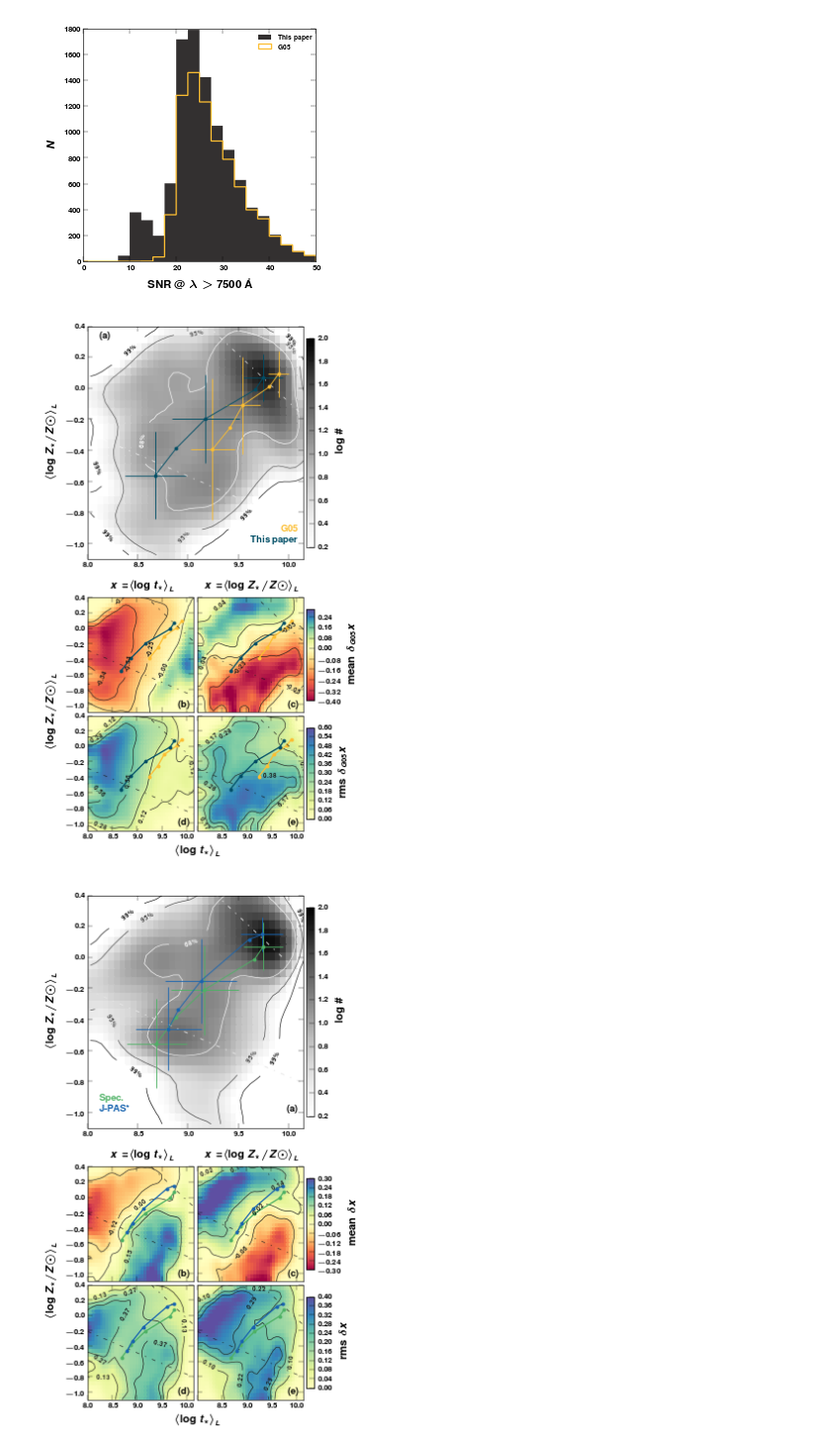
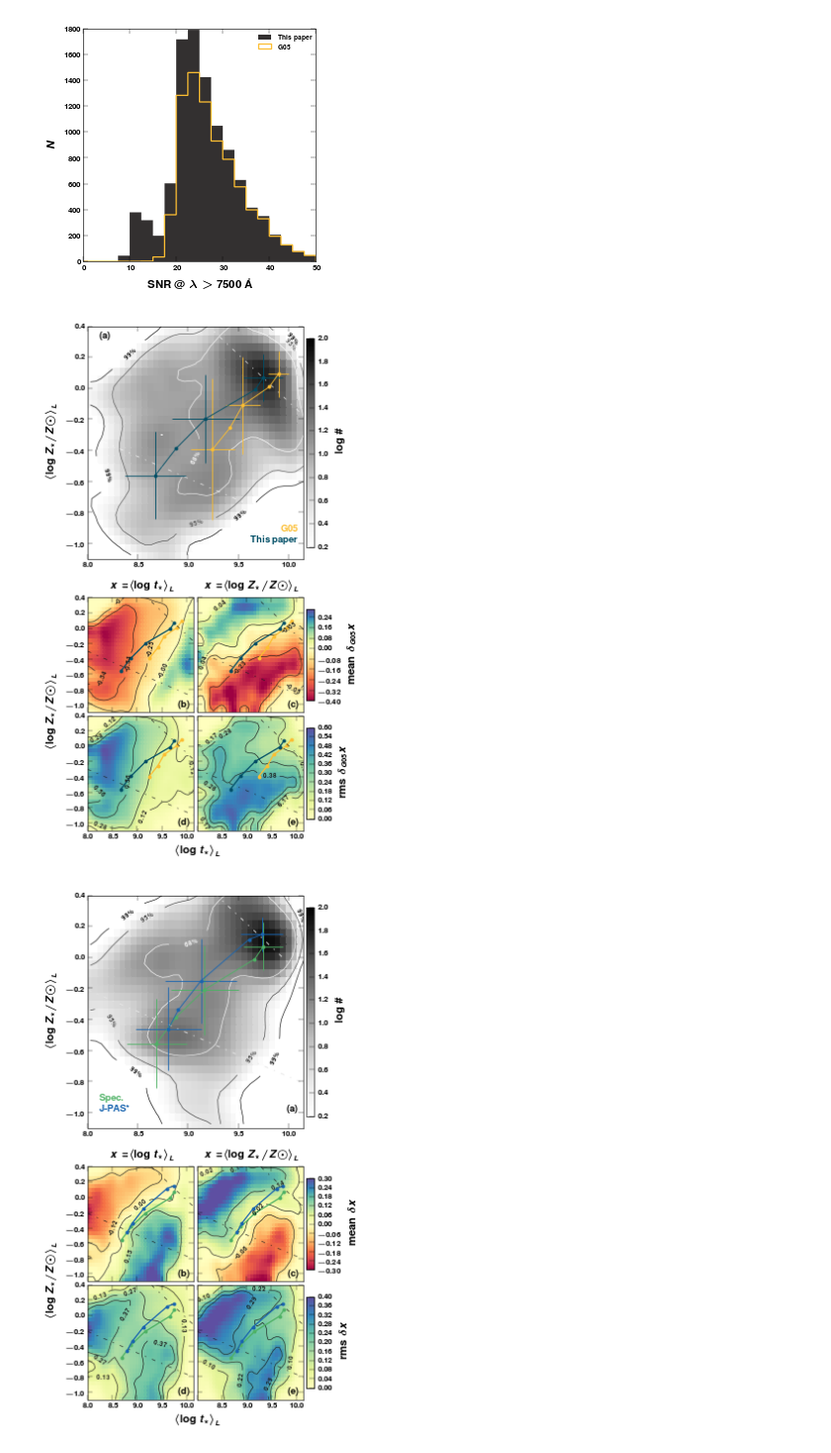
Before and after one commit to ajmejia/notebooks, a Jupyter notebook: RealDealCB13.ipynb, the cells around one changed output. Shown at 99% size. Drawn from its saved outputs; the diff is of its cells as text; code cells hidden in the pictures.

```diff
--- a/RealDealCB13.ipynb
+++ b/RealDealCB13.ipynb
@@ -307,7 +307,7 @@ ylabel(r"\bf $N$")
 rx, ry = (8.0, 10.15), (-1.1, 0.4)
 nbins = 40, 30
 table = spec_ne
-N, bins = histogram(col[clean], 3, (1.3,3.0))
+N, bins = histogram(col[mask_m16], 3, (1.3,3.0))
 slopes = [-0.28, -0.45, -0.61]
 sl_col = [samples["m16"], "0.9", samples["g05"]]
 x, y = "log_t_L_mod", "log_Z_L_mod"
@@ -346,7 +346,7 @@ den = ax0.pcolormesh(xe[:-1], ye[:-1], log10(H_al.T), cmap=greys_map, vmin=0.2,
 cb0 = colorbar(den, cax=ac0)
 cb0.set_label(r"\bf \log{\#}")
 
-sample_data = densitycontour.ScatterData(table[x][clean], table[y][clean])
+sample_data = densitycontour.ScatterData(table[x][mask_m16], table[y][mask_m16])
 raster = sample_data.rasterize(nbins_x=nbins[0], nbins_y=nbins[1], clipping=[last(nbins[0],rx),last(nbins[1],ry)])
 raster.pdf = gaussian_filter(raster.pdf, sigma=1.5)
 contours = densitycontour.NaiveContourVisualizer(raster, mode="nearest")
@@ -356,10 +356,10 @@ contours.cilabel(cont, fontsize=5, fmt=r"\bf %.0f", inline=True)
 for ibin in xrange(bins.size-1):
     if ibin==1: continue
     if ibin<bins.size-2:
-        bin_mask = (col[clean]>=bins[ibin])&(col[clean]<bins[ibin+1])
+        bin_mask = (col[mask_m16]>=bins[ibin])&(col[mask_m16]<bins[ibin+1])
     else:
-        bin_mask = (col[clean]>=bins[ibin])&(col[clean]<=bins[ibin+1])
-    p0 = median(table[x][clean][bin_mask]), median(table[y][clean][bin_mask])
+        bin_mask = (col[mask_m16]>=bins[ibin])&(col[mask_m16]<=bins[ibin+1])
+    p0 = median(table[x][mask_m16][bin_mask]), median(table[y][mask_m16][bin_mask])
     ax0.plot(rx, deg(rx, slopes[ibin], p0), "-.", lw=0.5, color="w")
 
 cg05, tg05, tg05_rms = binner(col[mask_m16], g05[x][mask_g05], 5, (1.3,3.0), "mean")
@@ -376,38 +376,38 @@ ax0.text(0.05, 0.95, r"\bf (a)", fontsize="small", ha="left", transform=ax0.tran
 for i, j in it.product(xrange(axs.shape[0]), xrange(axs.shape[1])):
     if i==0: axs[i,j].set_title(r"\bf $x=${}".format(params[red_lb[j]]))
 
-    H_al, xe, ye = histogram2d(table[x][clean], table[y][clean], nbins, [last(nbins[0],rx),last(nbins[1],ry)])
+    H_al, xe, ye = histogram2d(table[x][mask_m16], table[y][mask_m16], nbins, [last(nbins[0],rx),last(nbins[1],ry)])
     Z = redux_histogram2d(xe, ye, table[x][mask_m16], table[y][mask_m16], g05_con[[xr,yr][j]], stat=red_st[i], fill=0.0)
     Z = gaussian_filter(Z, sigma=1.5)
 
     lv = map(round, percentile(Z, [25.0,50.0,75.0]), [2]*3)
     rz_i, rz_f = map(round, percentile(Z, [0.0,100.0]), [1]*2)
 
     red = axs[i,j].pcolormesh(xe[:-1], ye[:-1], Z.T, cmap=diver_map, vmin=rz_i, vmax=rz_f, norm=MidpointNormalize(midpoint=0.0), edgecolor="face")
 
     cb = colorbar(red, cax=acs[i])
     cb.set_label(r"\bf %s $\delta_{G05} x$"%(red_nm[i]))
 
     cont = axs[i,j].contour(xe[:-1], ye[:-1], Z.T, lv, colors="0.1", linewidths=0.5, linestyles="-")
     clabel(cont, fontsize=5, fmt=r"\bf %.2f", inline=True)
 
     axs[i,j].plot(tg05, Zg05, "-o", mew=0, ms=3, color=sl_col[2])
     axs[i,j].plot(tm16, Zm16, "-o", mew=0, ms=3, color=sl_col[0])
 
     axs[i,j].text(0.95, 0.05, r"\bf (%s)"%ab[i][j], fontsize="small", ha="right", transform=axs[i,j].transAxes)
 
     for ibin in xrange(bins.size-1):
         if ibin==1: continue
         if ibin<bins.size-2:
-            bin_mask = (col[clean]>=bins[ibin])&(col[clean]<bins[ibin+1])
+            bin_mask = (col[mask_m16]>=bins[ibin])&(col[mask_m16]<bins[ibin+1])
         else:
-            bin_mask = (col[clean]>=bins[ibin])&(col[clean]<=bins[ibin+1])
-        p0 = median(table[x][clean][bin_mask]), median(table[y][clean][bin_mask])
+            bin_mask = (col[mask_m16]>=bins[ibin])&(col[mask_m16]<=bins[ibin+1])
+        p0 = median(table[x][mask_m16][bin_mask]), median(table[y][mask_m16][bin_mask])
         axs[i,j].plot(rx, deg(rx, slopes[ibin], p0), "-.", lw=0.5, color="0.1")
 
 savefig("{}{}".format(od, "spec_AMR_con_maps"))
 # %% [output]
-[figure, old version]
+[figure, new version]
 # %%
 rx, ry= (8.0, 10.15), (-1.1, 0.4)
 nbins = 40, 30
```
